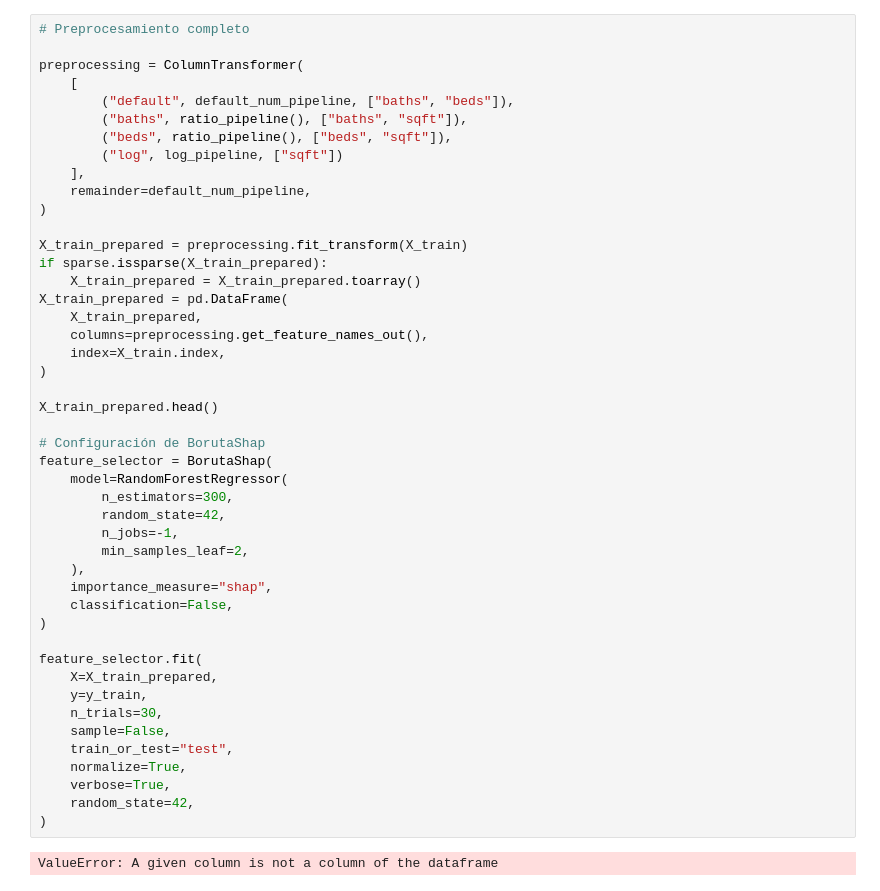
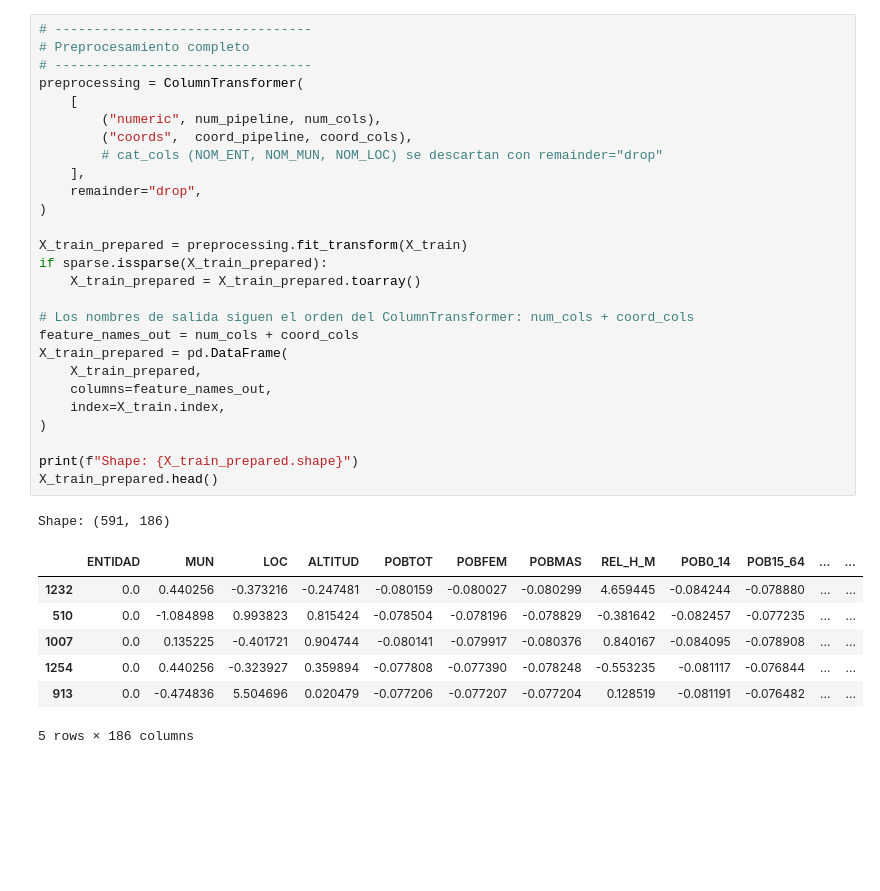
Before and after one commit to jfzepeda/python-TC2004B, a Jupyter notebook: inegi/notebooks/inegi.ipynb, the cells around one changed output. Cells and saved outputs as stored; diff of their text form; blank space fills up the shorter version.

```diff
--- a/inegi/notebooks/inegi.ipynb
+++ b/inegi/notebooks/inegi.ipynb
@@ -188,50 +232,38 @@ default_num_pipeline = make_pipeline(
     StandardScaler(),
 )
 # %%
+# ---------------------------------
 # Preprocesamiento completo
-
+# ---------------------------------
 preprocessing = ColumnTransformer(
     [
-        ("default", default_num_pipeline, ["baths", "beds"]),
-        ("baths", ratio_pipeline(), ["baths", "sqft"]),
-        ("beds", ratio_pipeline(), ["beds", "sqft"]),
-        ("log", log_pipeline, ["sqft"])
+        ("numeric", num_pipeline, num_cols),
+        ("coords",  coord_pipeline, coord_cols),
+        # cat_cols (NOM_ENT, NOM_MUN, NOM_LOC) se descartan con remainder="drop"
     ],
-    remainder=default_num_pipeline,
+    remainder="drop",
 )
 
 X_train_prepared = preprocessing.fit_transform(X_train)
 if sparse.issparse(X_train_prepared):
     X_train_prepared = X_train_prepared.toarray()
+
+# Los nombres de salida siguen el orden del ColumnTransformer: num_cols + coord_cols
+feature_names_out = num_cols + coord_cols
 X_train_prepared = pd.DataFrame(
     X_train_prepared,
-    columns=preprocessing.get_feature_names_out(),
+    columns=feature_names_out,
     index=X_train.index,
 )
 
+print(f"Shape: {X_train_prepared.shape}")
 X_train_prepared.head()
-
-# Configuración de BorutaShap
-feature_selector = BorutaShap(
-    model=RandomForestRegressor(
-        n_estimators=300,
-        random_state=42,
-        n_jobs=-1,
-        min_samples_leaf=2,
-    ),
-    importance_measure="shap",
-    classification=False,
-)
-
-feature_selector.fit(
-    X=X_train_prepared,
-    y=y_train,
-    n_trials=30,
-    sample=False,
-    train_or_test="test",
-    normalize=True,
-    verbose=True,
-    random_state=42,
-)
 # %% [output]
-ValueError: A given column is not a column of the dataframe
+Shape: (591, 186)
+|  | ENTIDAD | MUN | LOC | ALTITUD | POBTOT | POBFEM | POBMAS | REL_H_M | POB0_14 | POB15_64 | ... | ... |
+| 1232 | 0.0 | 0.440256 | -0.373216 | -0.247481 | -0.080159 | -0.080027 | -0.080299 | 4.659445 | -0.084244 | -0.078880 | ... | ... |
+| 510 | 0.0 | -1.084898 | 0.993823 | 0.815424 | -0.078504 | -0.078196 | -0.078829 | -0.381642 | -0.082457 | -0.077235 | ... | ... |
+| 1007 | 0.0 | 0.135225 | -0.401721 | 0.904744 | -0.080141 | -0.079917 | -0.080376 | 0.840167 | -0.084095 | -0.078908 | ... | ... |
+| 1254 | 0.0 | 0.440256 | -0.323927 | 0.359894 | -0.077808 | -0.077390 | -0.078248 | -0.553235 | -0.081117 | -0.076844 | ... | ... |
+| 913 | 0.0 | -0.474836 | 5.504696 | 0.020479 | -0.077206 | -0.077207 | -0.077204 | 0.128519 | -0.081191 | -0.076482 | ... | ... |
+5 rows × 186 columns
```
Also changed, not shown: parts of 14 cells of this notebook.
